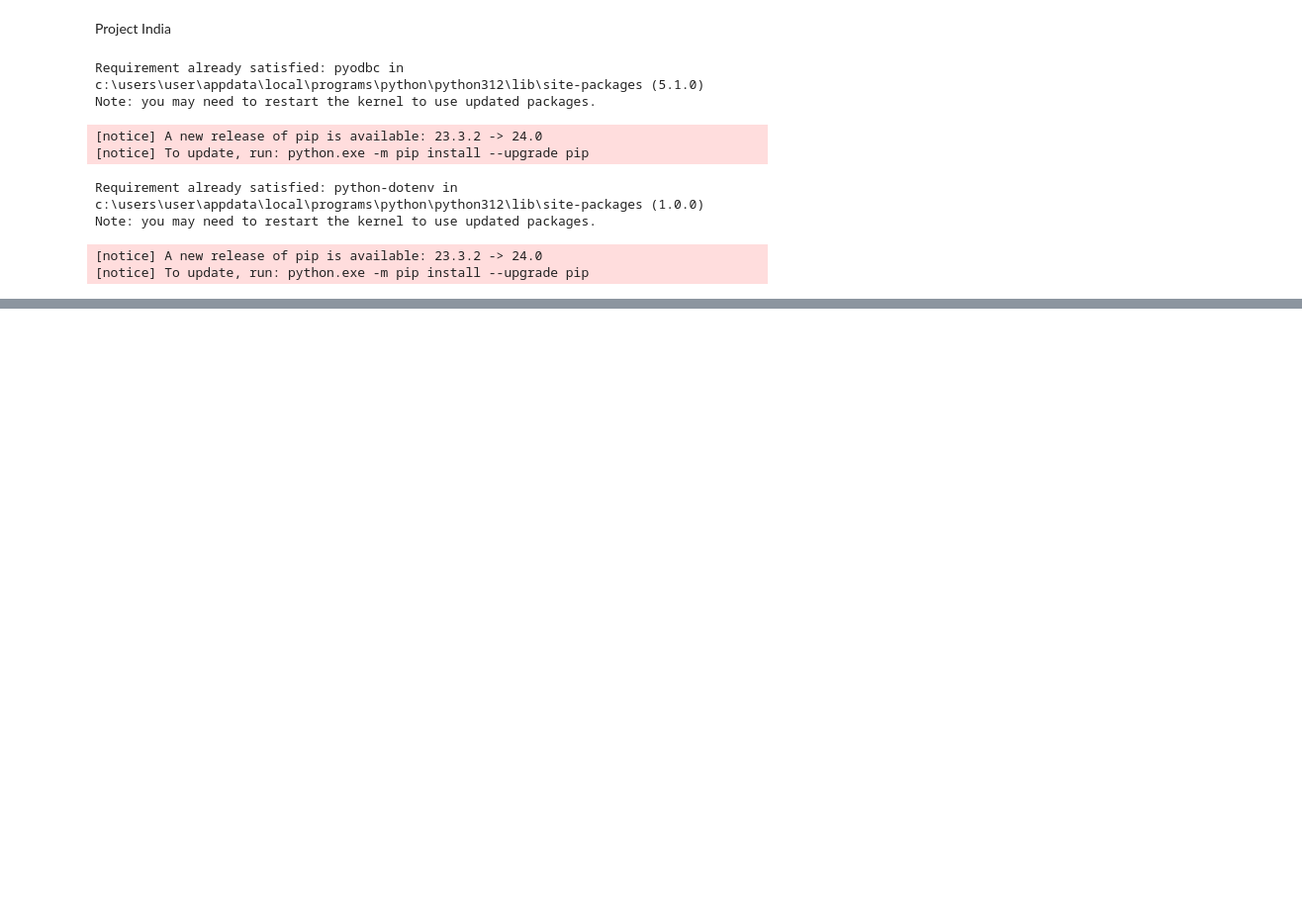
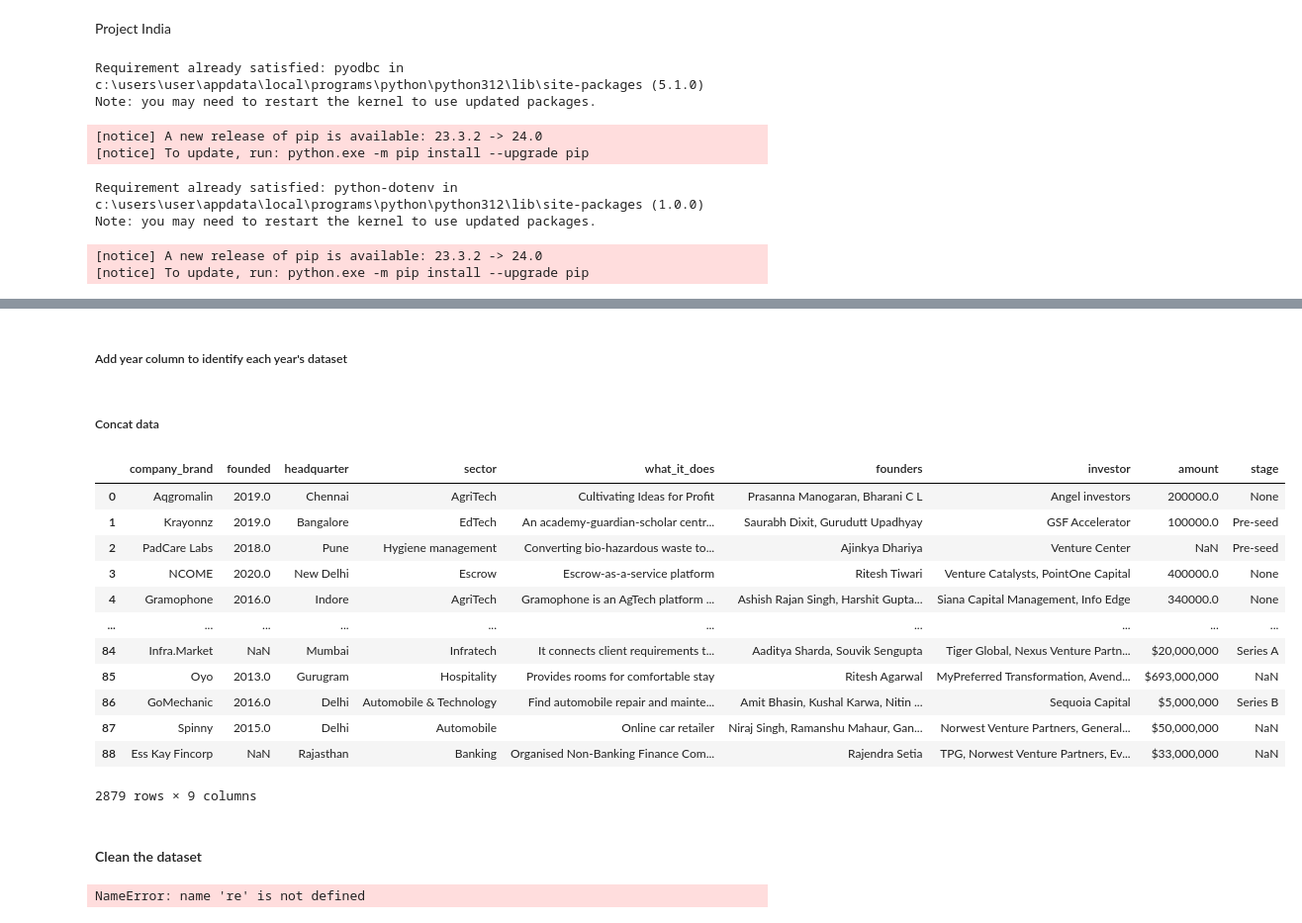
Before and after one commit to MumoMutiso/A-data-analysis-project, a Jupyter notebook: notebook.ipynb, the cells around one changed output, grey strips where cells are left out. Shown: that part at 99% size. Saved outputs shown, nothing was run; the diff lists cells and outputs as text; code cells hidden in the pictures; blank space fills up the shorter version.

```diff
--- a/notebook.ipynb
+++ b/notebook.ipynb
@@ -83,0 +90,3 @@ data_2
+# %%
+#Drop col10
+data_1.drop("column10", axis=1, inplace =True)
@@ -83,0 +115,52 @@ data_2
+# %%
+data_1 = clean_column_names(data_1)
+data_2 = clean_column_names(data_2)
+data_3 = clean_column_names(data_3)
+data_4 = clean_column_names(data_4)
+# %%
+# Rename round_series to stage and location to headquarter
+data_3.rename(columns={
+    'company_name': 'company_brand',
+    'industry': 'sector',
+    'round_series': 'stage',
+    'about_company': 'what_it_does',
+    'location': 'headquarter'
+    },
+    inplace=True
+)
+# %% [markdown]
+##### Add year column to identify each year's dataset
+# %%
+# Table 1: dbo.LP1_startup_funding2020
+data_1['year'] = 2020
+
+# Table 2: dbo.LP1_startup_funding2021
+data_2['year'] = 2021
+
+
+# The second data is a flat-file name startup_funding2019.csv
+data_3['year'] = 2018
+
+# The third part of the data flat-file named startup_funding2018.csv
+data_4['year']  = 2019
+# %% [markdown]
+##### Concat data
+# %%
+data = pd.concat([data_1,data_2,data_3,data_4])
+data
+# %% [output]
+|  | company_brand | founded | headquarter | sector | what_it_does | founders | investor | amount | stage |
+| 0 | Aqgromalin | 2019.0 | Chennai | AgriTech | Cultivating Ideas for Profit | Prasanna Manogaran, Bharani C L | Angel investors | 200000.0 | None |
+| 1 | Krayonnz | 2019.0 | Bangalore | EdTech | An academy-guardian-scholar centr... | Saurabh Dixit, Gurudutt Upadhyay | GSF Accelerator | 100000.0 | Pre-seed |
+| 2 | PadCare Labs | 2018.0 | Pune | Hygiene management | Converting bio-hazardous waste to... | Ajinkya Dhariya | Venture Center | NaN | Pre-seed |
+| 3 | NCOME | 2020.0 | New Delhi | Escrow | Escrow-as-a-service platform | Ritesh Tiwari | Venture Catalysts, PointOne Capital | 400000.0 | None |
+| 4 | Gramophone | 2016.0 | Indore | AgriTech | Gramophone is an AgTech platform ... | Ashish Rajan Singh, Harshit Gupta... | Siana Capital Management, Info Edge | 340000.0 | None |
+| ... | ... | ... | ... | ... | ... | ... | ... | ... | ... |
+| 84 | Infra.Market | NaN | Mumbai | Infratech | It connects client requirements t... | Aaditya Sharda, Souvik Sengupta | Tiger Global, Nexus Venture Partn... | $20,000,000 | Series A |
+| 85 | Oyo | 2013.0 | Gurugram | Hospitality | Provides rooms for comfortable stay | Ritesh Agarwal | MyPreferred Transformation, Avend... | $693,000,000 | NaN |
+| 86 | GoMechanic | 2016.0 | Delhi | Automobile & Technology | Find automobile repair and mainte... | Amit Bhasin, Kushal Karwa, Nitin ... | Sequoia Capital | $5,000,000 | Series B |
+| 87 | Spinny | 2015.0 | Delhi | Automobile | Online car retailer | Niraj Singh, Ramanshu Mahaur, Gan... | Norwest Venture Partners, General... | $50,000,000 | NaN |
+| 88 | Ess Kay Fincorp | NaN | Rajasthan | Banking | Organised Non-Banking Finance Com... | Rajendra Setia | TPG, Norwest Venture Partners, Ev... | $33,000,000 | NaN |
+2879 rows × 9 columns
+# %% [markdown]
+#### Clean the dataset
@@ -83,0 +201,5 @@ data_2
+# %%
+#Remove website link values from the stage column
+data['stage'] = data['stage'].apply(remove_website_link)
+# %% [output]
+NameError: name 're' is not defined
```
Also changed, not shown: parts of 10 cells of this notebook, 3 other files.
